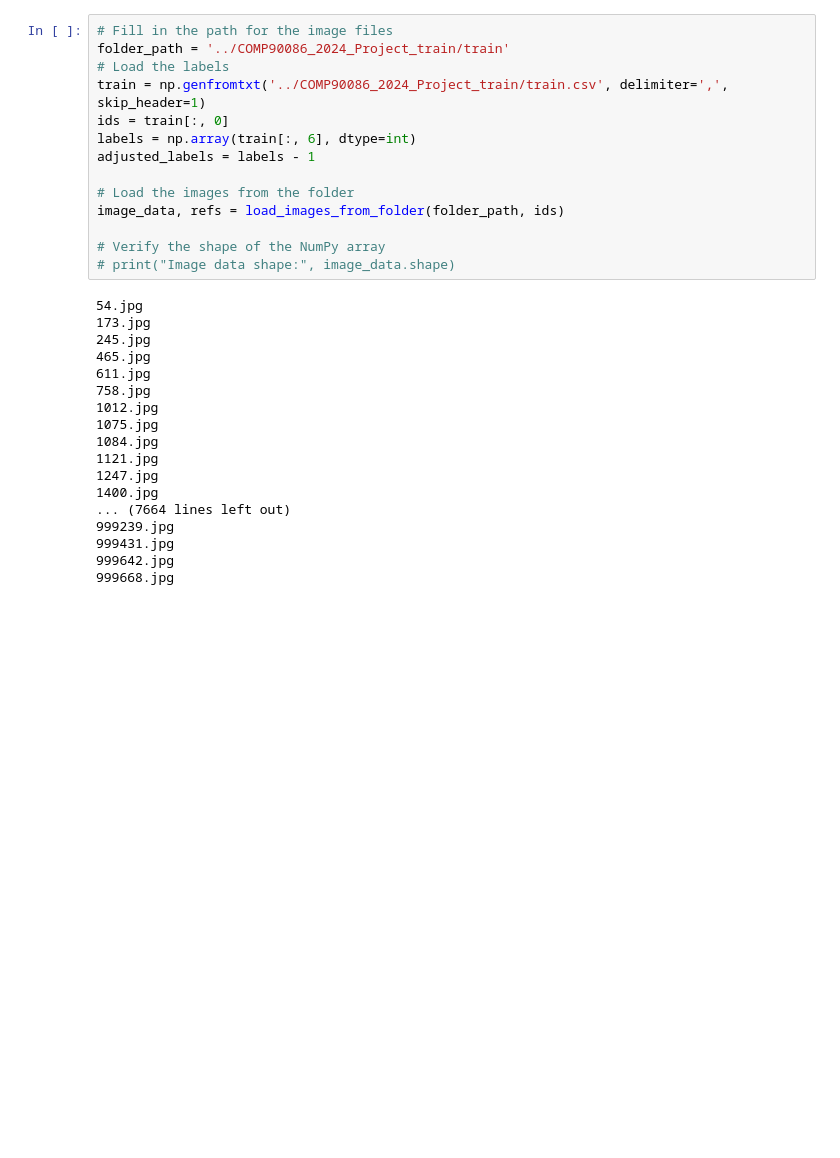
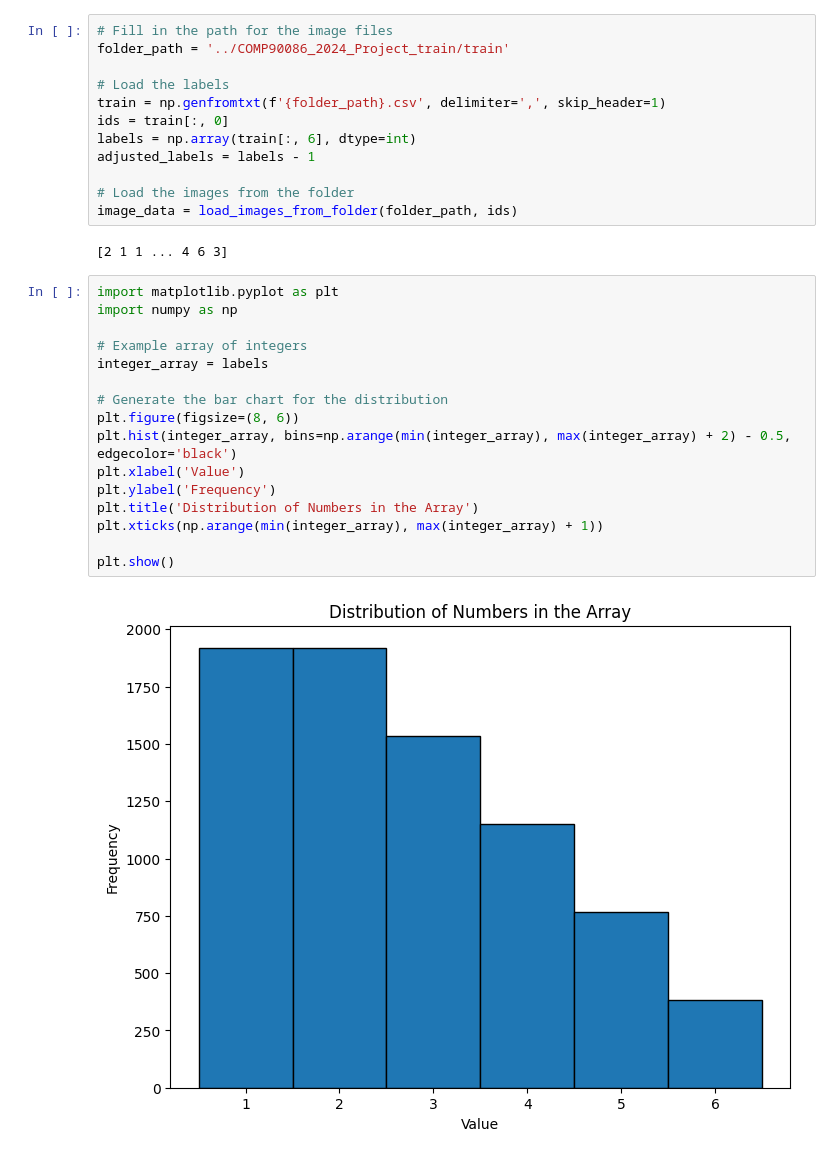
Before and after one commit to TheodoreCouz/Computer_Vision_Project, a Jupyter notebook: theo/Training.ipynb, the cells around one changed output. Cells and saved outputs as stored; diff of their text form; blank space fills up the shorter version.

```diff
--- a/theo/Training.ipynb
+++ b/theo/Training.ipynb
@@ -74,35 +121,35 @@ def load_images_from_folder(folder_path, ids, image_size=(224, 224)):
 # %%
 # Fill in the path for the image files
 folder_path = '../COMP90086_2024_Project_train/train'
+
 # Load the labels
-train = np.genfromtxt('../COMP90086_2024_Project_train/train.csv', delimiter=',', skip_header=1)
+train = np.genfromtxt(f'{folder_path}.csv', delimiter=',', skip_header=1)
 ids = train[:, 0]
 labels = np.array(train[:, 6], dtype=int)
 adjusted_labels = labels - 1
 
 # Load the images from the folder
-image_data, refs = load_images_from_folder(folder_path, ids)
-
-# Verify the shape of the NumPy array
-# print("Image data shape:", image_data.shape)
+image_data = load_images_from_folder(folder_path, ids)
 # %% [output]
-54.jpg
-173.jpg
-245.jpg
-465.jpg
-611.jpg
-758.jpg
-1012.jpg
-1075.jpg
-1084.jpg
-1121.jpg
-1247.jpg
-1400.jpg
-... (7664 lines left out)
-999239.jpg
-999431.jpg
-999642.jpg
-999668.jpg
+[2 1 1 ... 4 6 3]
+# %%
+import matplotlib.pyplot as plt
+import numpy as np
+
+# Example array of integers
+integer_array = labels
+
+# Generate the bar chart for the distribution
+plt.figure(figsize=(8, 6))
+plt.hist(integer_array, bins=np.arange(min(integer_array), max(integer_array) + 2) - 0.5, edgecolor='black')
+plt.xlabel('Value')
+plt.ylabel('Frequency')
+plt.title('Distribution of Numbers in the Array')
+plt.xticks(np.arange(min(integer_array), max(integer_array) + 1))
+
+plt.show()
+# %% [output]
+[figure, added]
 # %%
 # Define input shapes
 image_input_shape = (224, 224, 3)  # Example image size (224x224)
```
Also changed, not shown: parts of 14 cells of this notebook, 6 other files.
